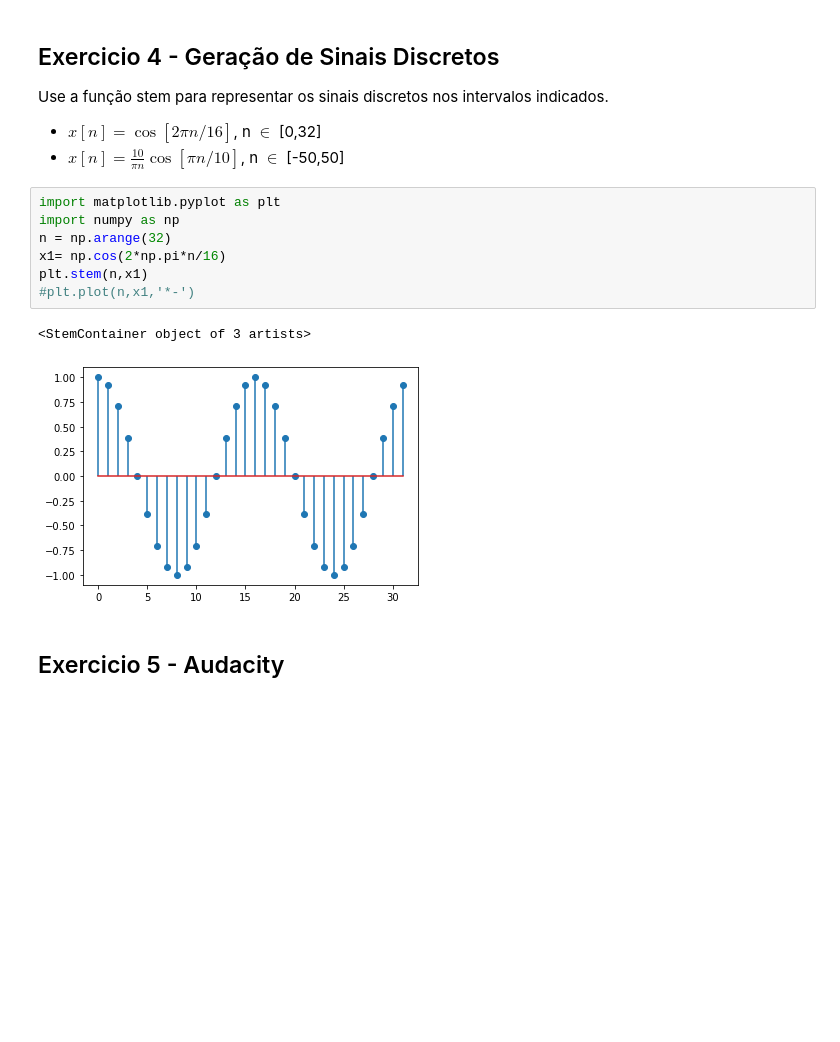
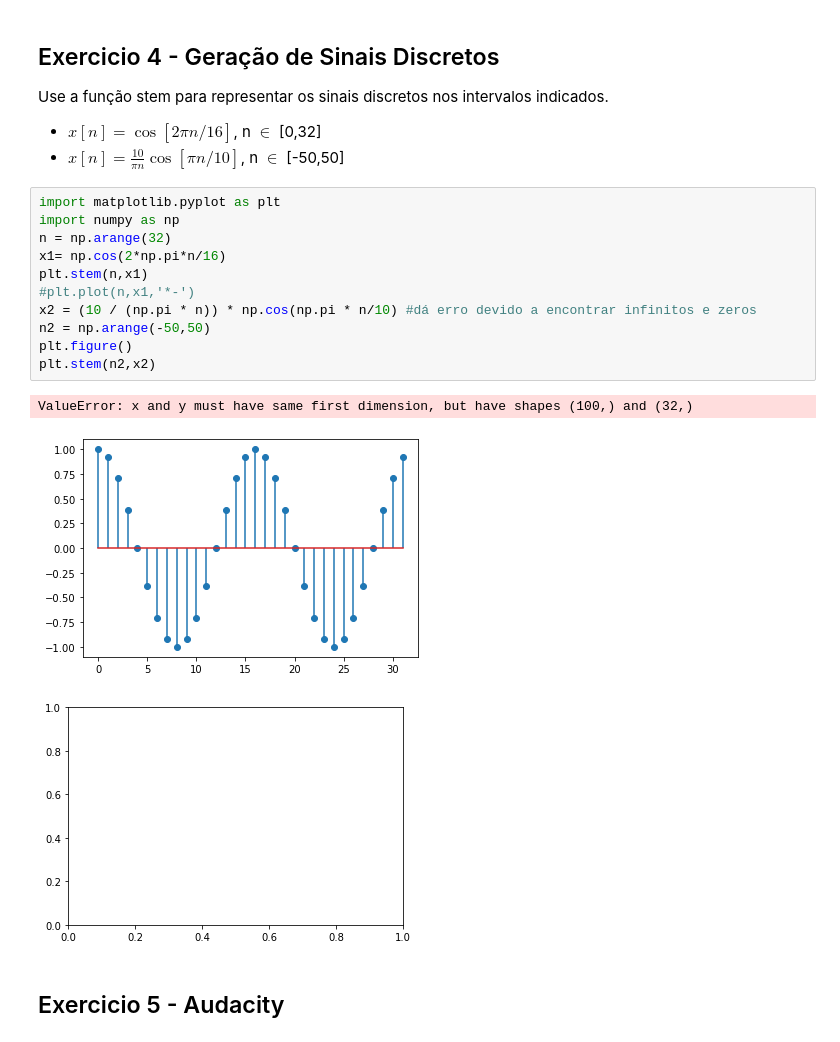
Before and after one commit to Henrique060/PDS, a Jupyter notebook: Codigo/Enunciados/PDS_GuiaLab1_2022.ipynb, the cells around one changed output. Cells and saved outputs as stored; diff of their text form; blank space fills up the shorter version.

```diff
--- a/Codigo/Enunciados/PDS_GuiaLab1_2022.ipynb
+++ b/Codigo/Enunciados/PDS_GuiaLab1_2022.ipynb
@@ -73,13 +90,18 @@ Use a função stem para representar os sinais discretos   nos intervalos indica
 # %%
 import matplotlib.pyplot as plt
 import numpy as np
 n = np.arange(32)
 x1= np.cos(2*np.pi*n/16)
 plt.stem(n,x1)
 #plt.plot(n,x1,'*-')
+x2 = (10 / (np.pi * n)) * np.cos(np.pi * n/10) #dá erro devido a encontrar infinitos e zeros
+n2 = np.arange(-50,50)
+plt.figure()
+plt.stem(n2,x2)
 # %% [output]
-<StemContainer object of 3 artists>
+ValueError: x and y must have same first dimension, but have shapes (100,) and (32,)
 [figure]
+[figure, added]
 # %% [markdown]
 ## Exercicio 5 - Audacity
 # %% [markdown]
```
Also changed, not shown: parts of 2 cells of this notebook, 1 other file.
